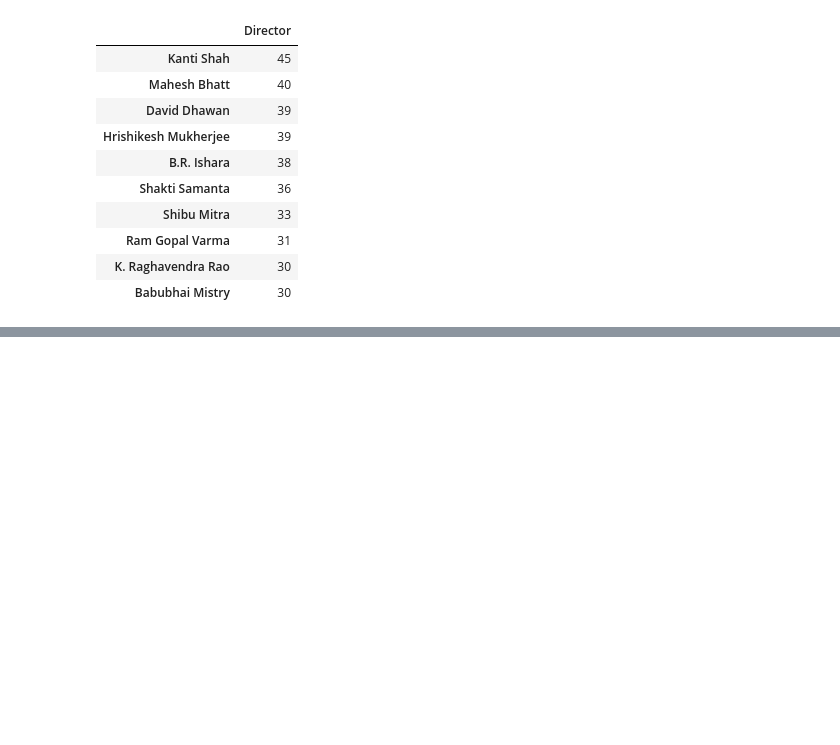
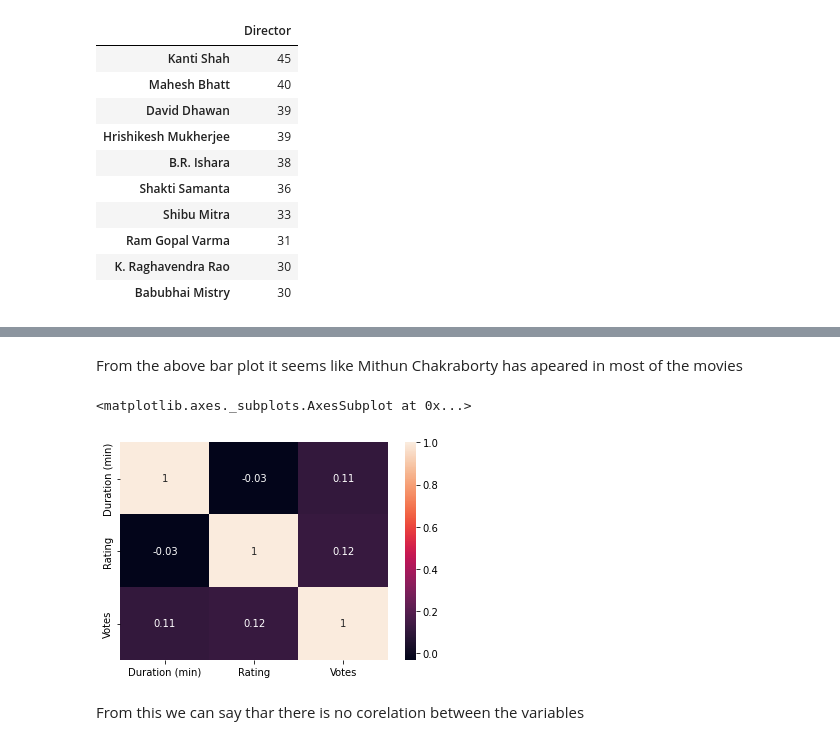
Before and after one commit to praffs18/EDA-on-All-Indian-movies-IMDb-data, a Jupyter notebook: EDA_on_All_Indian_movies_IMDb_data.ipynb, the cells around one changed output, grey strips where cells are left out. Saved outputs shown, nothing was run; the diff lists cells and outputs as text; code cells hidden in the pictures; blank space fills up the shorter version.

```diff
--- a/EDA_on_All_Indian_movies_IMDb_data.ipynb
+++ b/EDA_on_All_Indian_movies_IMDb_data.ipynb
@@ -472,0 +499,12 @@ plt.show()
+# %% [markdown]
+From the above bar plot it seems like Mithun Chakraborty has apeared in most of the movies
+# %%
+# Bivariate Analysis
+# Corelation Between the variables
+corr = data_2.corr().round(2)
+sns.heatmap(corr,annot = True)
+# %% [output]
+<matplotlib.axes._subplots.AxesSubplot at 0x...>
+[figure, added]
+# %% [markdown]
+From this we can say thar there is no corelation between the variables
```
Also changed, not shown: parts of 4 cells of this notebook.
